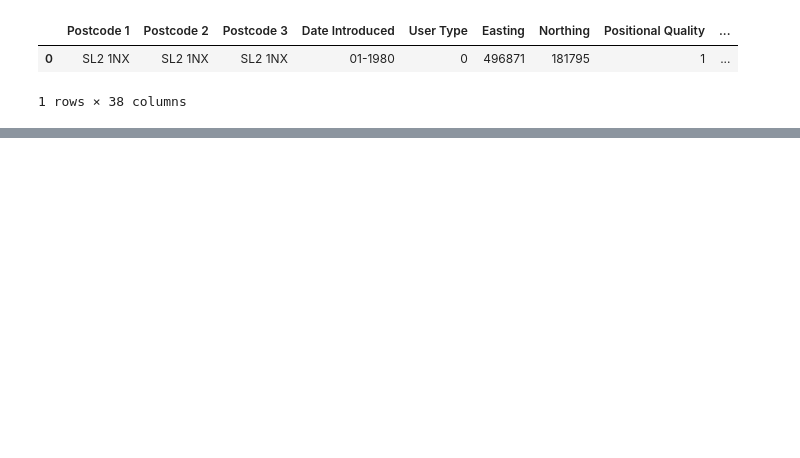
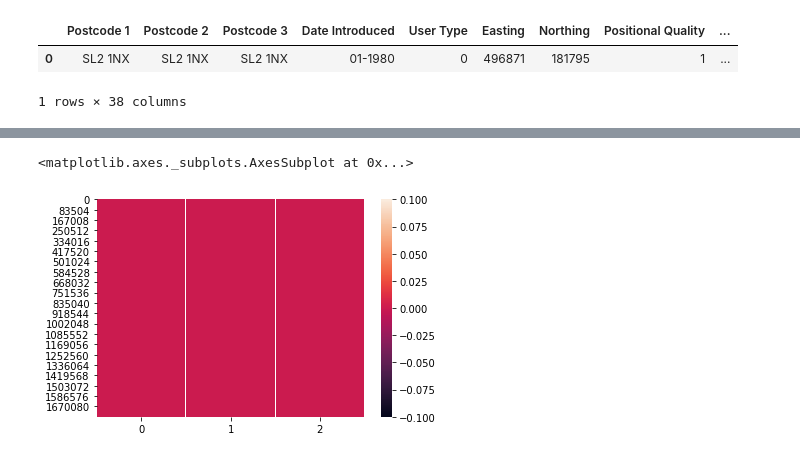
Before and after one commit to Tom11Butler/DE-Capstone, a Jupyter notebook: EDA.ipynb, the cells around one changed output, grey strips where cells are left out. Cells and saved outputs as stored; diff of their text form; code cells hidden in the pictures; blank space fills up the shorter version.

```diff
--- a/EDA.ipynb
+++ b/EDA.ipynb
@@ -71,0 +98,7 @@ list(sample_postcodes.columns)
+# %%
+test = pd.DataFrame(area_classes)['Output Area Classification Name'].str.split(';', expand=True)
+# %%
+sns.heatmap(test.isna())
+# %% [output]
+<matplotlib.axes._subplots.AxesSubplot at 0x...>
+[figure, added]
```
Also changed, not shown: parts of 35 cells of this notebook.
